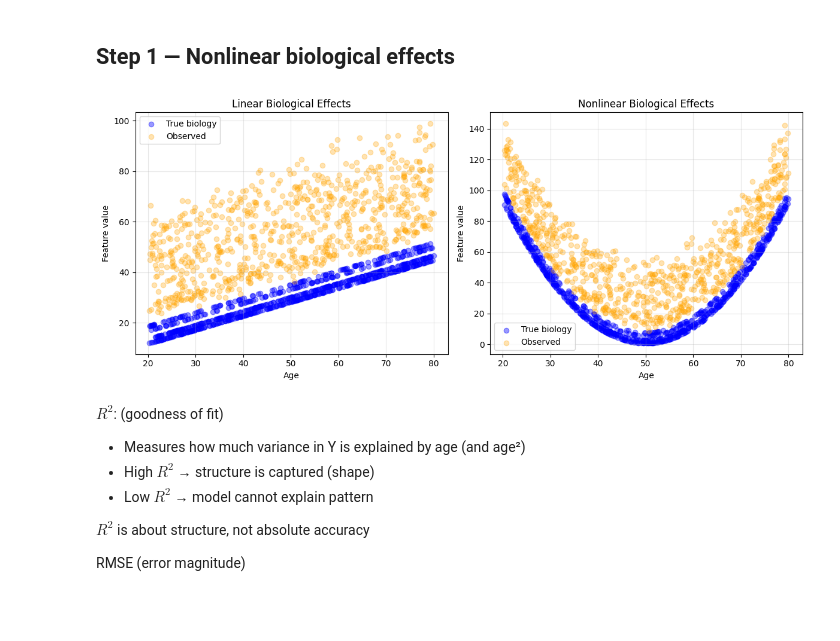
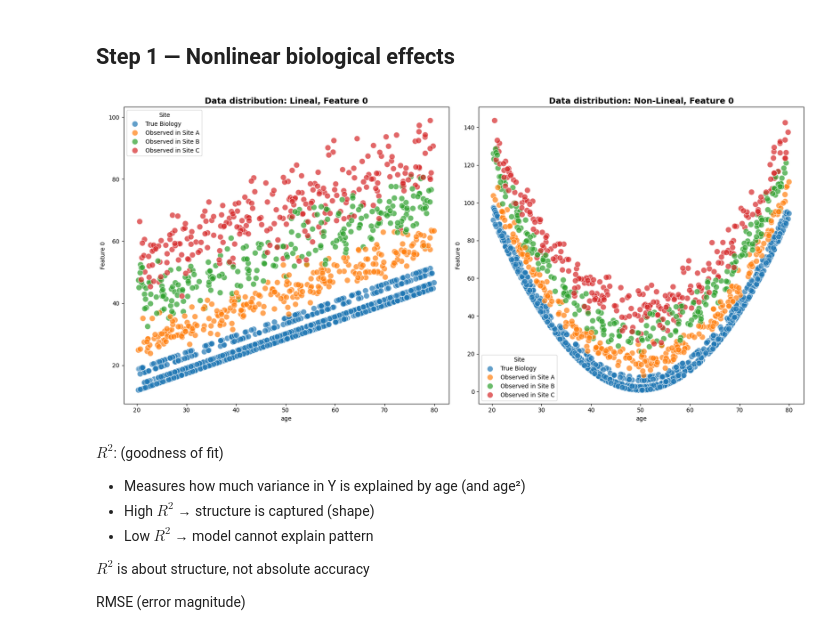
Before and after one commit to N-Nieto/OHBM2026_Educational_course_harmonization, a Jupyter notebook: notebooks/block03/B3_N1_ComBat_limitations_alternative.ipynb, the cells around one changed output. Cells and saved outputs as stored; diff of their text form; code cells hidden in the pictures; blank space fills up the shorter version.

Commit message:
B3_N1  alternative with utils and site-wise plots

```diff
--- a/notebooks/block03/B3_N1_ComBat_limitations_alternative.ipynb
+++ b/notebooks/block03/B3_N1_ComBat_limitations_alternative.ipynb
@@ -143,43 +89,85 @@ Y_obs_linear = np.array(Y_obs_linear)
 # %%
 # Visualize one feature - Linear vs Nonlinear
 feature_idx = 0
 
-fig, axes = plt.subplots(1, 2, figsize=(12, 5))
+fig, ax = plt.subplots(1, 2, figsize=(17, 8))
 
-# Linear plot
-axes[0].scatter(
-    age, Y_true_linear[feature_idx], alpha=0.4, label="True biology", color="blue"
+Y_true = Y_true_linear.T
+Y_obs = Y_obs_linear.T
+
+df1 = pd.DataFrame(
+    {
+        f"Feature {feature_idx}": Y_true[:, feature_idx],
+        "Site": "True Biology",
+        "age": age,
+    }
 )
-axes[0].scatter(
-    age, Y_obs_linear[feature_idx], alpha=0.3, label="Observed", color="orange"
+df2 = pd.DataFrame(
+    {
+        f"Feature {feature_idx}": Y_obs[:, feature_idx],
+        "Site": [f"Observed in Site {s}" for s in scanner],
+        "age": age,
+    }
 )
-axes[0].set_title("Linear Biological Effects")
-axes[0].set_xlabel("Age")
-axes[0].set_ylabel("Feature value")
-axes[0].legend()
-axes[0].grid(True, alpha=0.3)
+df = pd.concat([df1, df2])
 
-# Nonlinear plot
-axes[1].scatter(
-    age,
-    Y_true_nonlinear[feature_idx],
-    alpha=0.4,
-    label="True biology",
-    color="blue",
+hue_order = [
+    "True Biology",
+    "Observed in Site A",
+    "Observed in Site B",
+    "Observed in Site C",
+]
+# Plot with site as hue and class as style
+sns.scatterplot(
+    data=df,
+    y=f"Feature {feature_idx}",
+    x="age",
+    hue="Site",
+    s=100,
+    alpha=0.7,
+    ax=ax[0],
+    hue_order=hue_order,
 )
-axes[1].scatter(
-    age, Y_obs_nonlinear[feature_idx], alpha=0.3, label="Observed", color="orange"
+
+ax[0].set_title(
+    f"Data distribution: Lineal, Feature {feature_idx}", fontsize=14, fontweight="bold"
 )
-axes[1].set_title("Nonlinear Biological Effects")
-axes[1].set_xlabel("Age")
-axes[1].set_ylabel("Feature value")
-axes[1].legend()
-axes[1].grid(True, alpha=0.3)
+
+Y_true = Y_true_nonlinear.T
+Y_obs = Y_obs_nonlinear.T
+df1 = pd.DataFrame(
+    {f"Feature {feature_idx}": Y_true[:, 0], "Site": "True Biology", "age": age}
+)
+df2 = pd.DataFrame(
+    {
+        f"Feature {feature_idx}": Y_obs[:, 0],
+        "Site": [f"Observed in Site {s}" for s in scanner],
+        "age": age,
+    }
+)
+df = pd.concat([df1, df2])
+# Plot with site as hue and class as style
+sns.scatterplot(
+    data=df,
+    y=f"Feature {feature_idx}",
+    x="age",
+    hue="Site",
+    s=100,
+    alpha=0.7,
+    ax=ax[1],
+    hue_order=hue_order,
+)
+
+ax[1].set_title(
+    f"Data distribution: Non-Lineal, Feature {feature_idx}",
+    fontsize=14,
+    fontweight="bold",
+)
 
 plt.tight_layout()
 plt.show()
 # %% [output]
-[figure, old version]
+[figure, new version]
 # %%
 # ---------------------------
 # Fit linear and quadratic models
```
Also changed, not shown: parts of 8 cells of this notebook, 2 other files.
